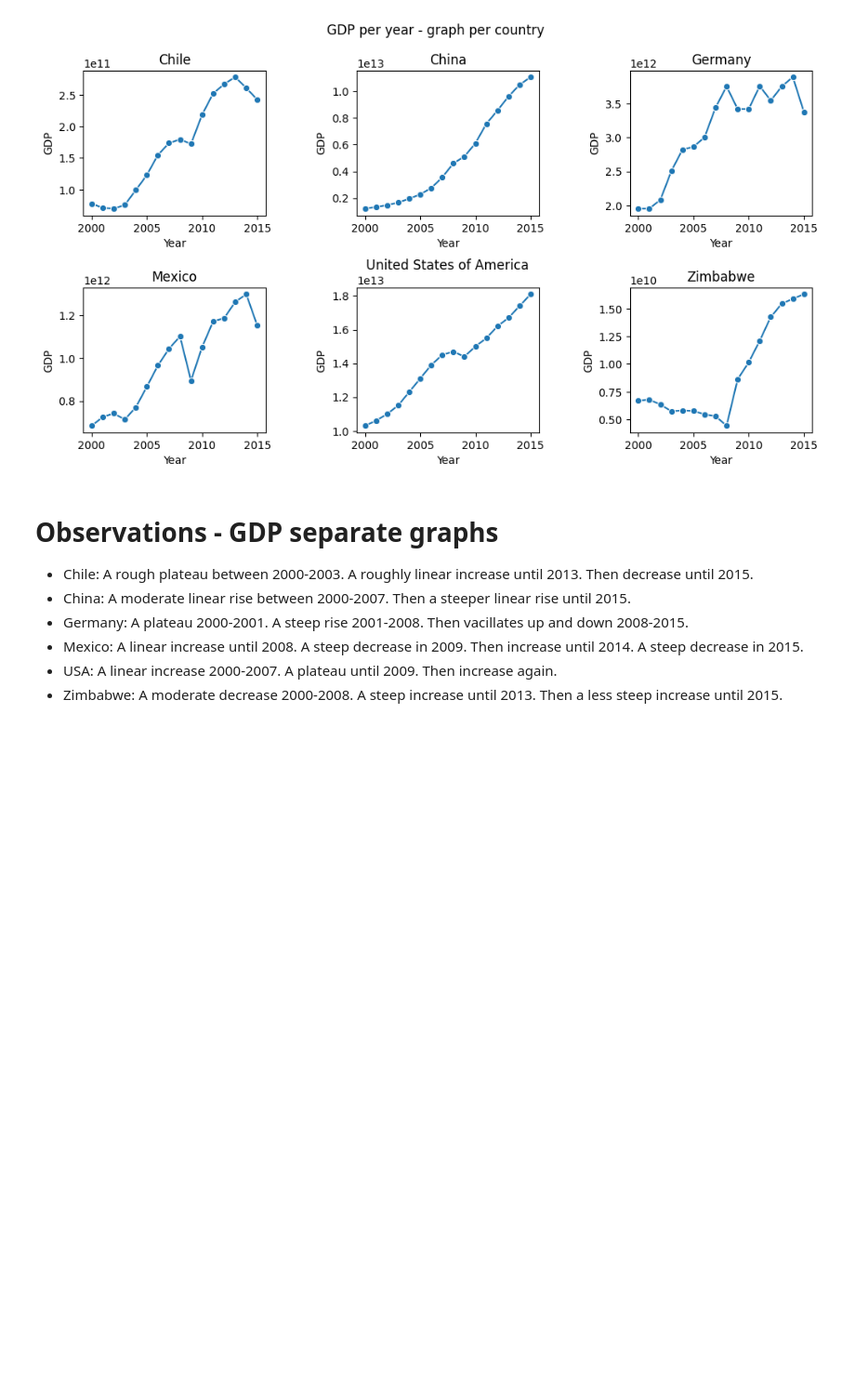
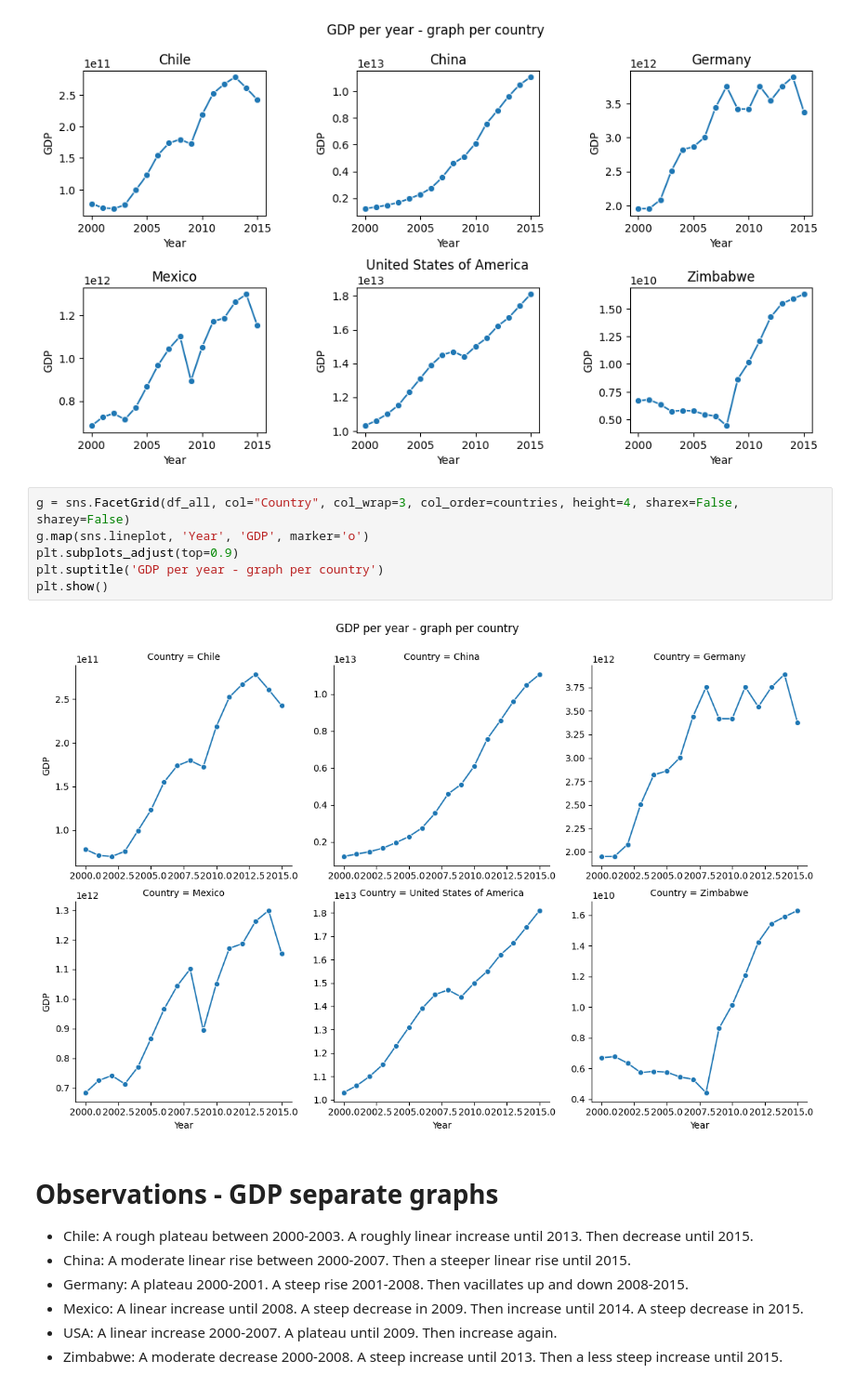
Before and after one commit to ramtob/codecademy-python, a Jupyter notebook: Life-Expectancy-and-GDP-Starter/life_expectancy_gdp.ipynb, the cells around one changed output. Shown at 93% size. Drawn from its saved outputs; the diff is of its cells as text; blank space fills up the shorter version.

```diff
--- a/Life-Expectancy-and-GDP-Starter/life_expectancy_gdp.ipynb
+++ b/Life-Expectancy-and-GDP-Starter/life_expectancy_gdp.ipynb
@@ -89,6 +89,14 @@ plt.suptitle('GDP per year - graph per country')
 plt.show()
 # %% [output]
 [figure]
+# %%
+g = sns.FacetGrid(df_all, col="Country", col_wrap=3, col_order=countries, height=4, sharex=False, sharey=False)
+g.map(sns.lineplot, 'Year', 'GDP', marker='o')
+plt.subplots_adjust(top=0.9)
+plt.suptitle('GDP per year - graph per country')
+plt.show()
+# %% [output]
+[figure, added]
 # %% [markdown]
 # Observations - GDP separate graphs
 
```
